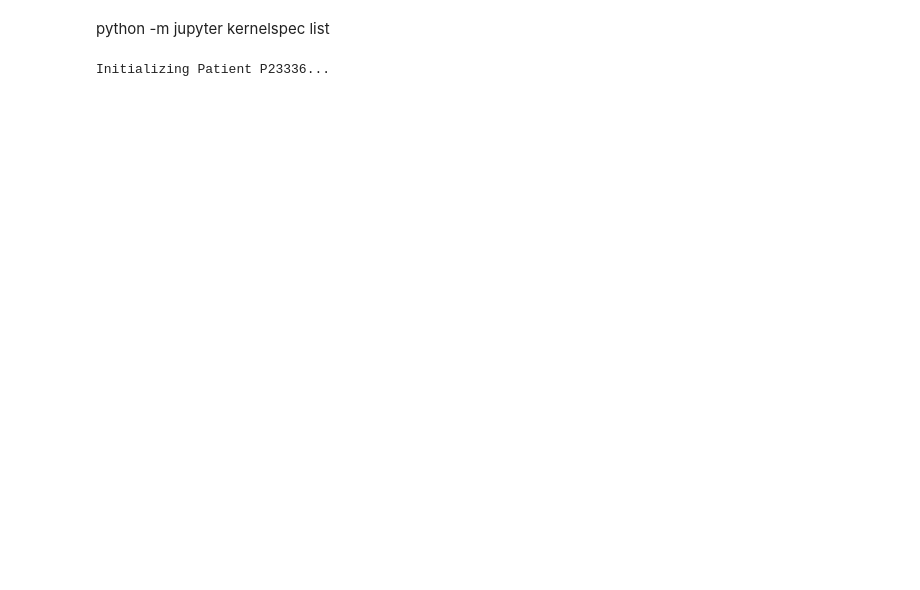
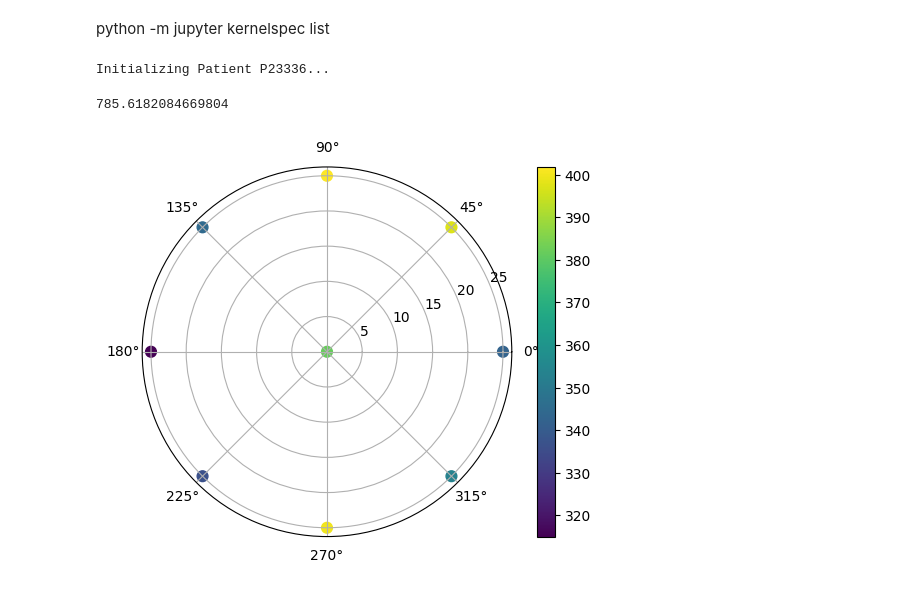
Before and after one commit to frtzkrz/GazeOptimizer, a Jupyter notebook: test.ipynb, the cells around one changed output. Saved outputs shown, nothing was run; the diff lists cells and outputs as text; code cells hidden in the pictures; blank space fills up the shorter version.

```diff
--- a/test.ipynb
+++ b/test.ipynb
@@ -11,4 +11,0 @@ from patient_functions.dvh import cumulative_dvh, get_dose_at_volume, get_volume
-# %%
-pat = Patient(patient_id='P23336', h5py_file_path='test/P23336_9_angles.h5')
-# %% [output]
-Initializing Patient P23336...
@@ -17,2 +12,23 @@ roi_name = 'Macula'
+# %%
+
+patient_id = 'P23336'
+pat = Patient(patient_id=patient_id, h5py_file_path=f'results/{patient_id}/{patient_id}_9_angles.h5')
+# %% [output]
+Initializing Patient P23336...
+# %%
+pat.cost_1_beam('(0, 0)')
+# %% [output]
+785.6182084669804
+# %%
+metric = 'volume_term'
+
+#metric=convert_metric(metric)
+fig = plt.figure()
+ax = fig.add_subplot(111, projection='polar')
+sc = pat.single_gaze_plot(ax, metric)
+plt.colorbar(sc, ax=ax, fraction=0.05)
+plt.show()
+# %% [output]
+[figure, added]
 # %%
 fig, ax = plt.subplots()
```
Also changed, not shown: parts of 8 cells of this notebook, 27 other files.
